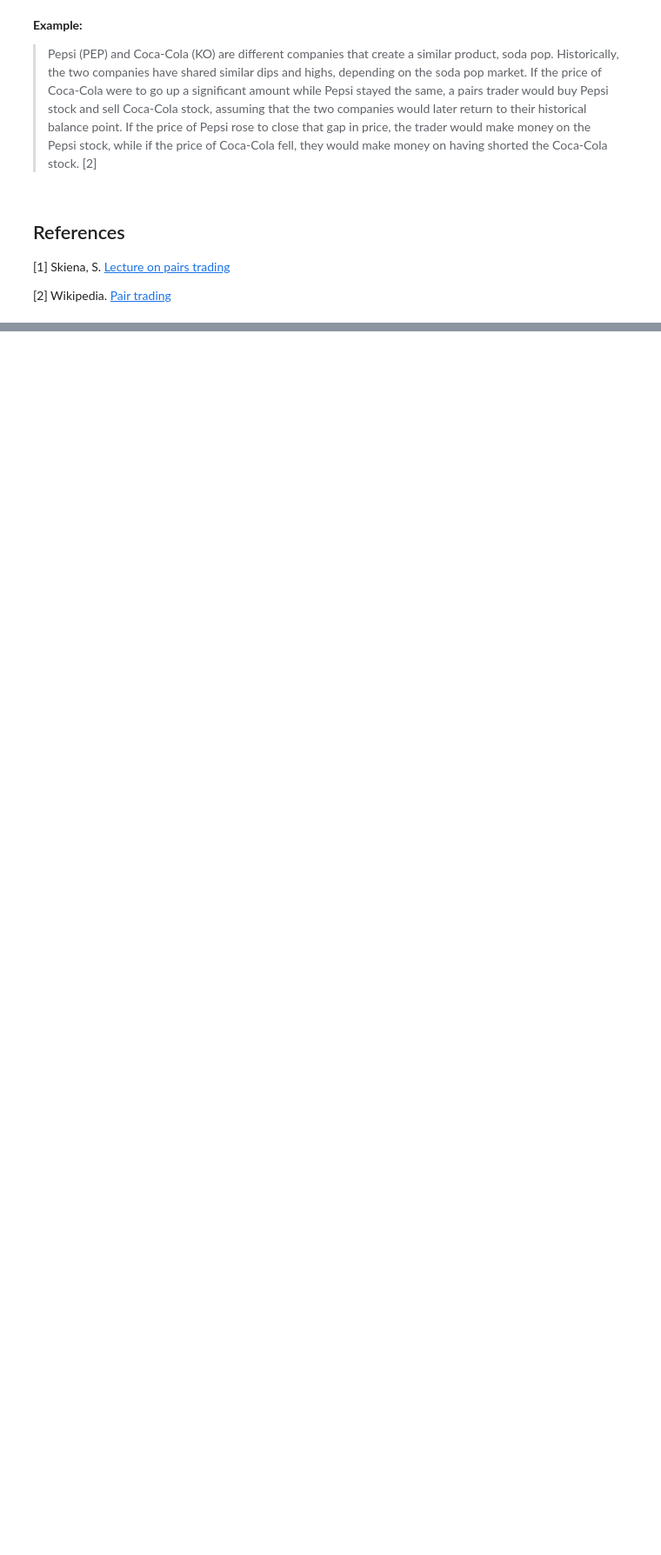
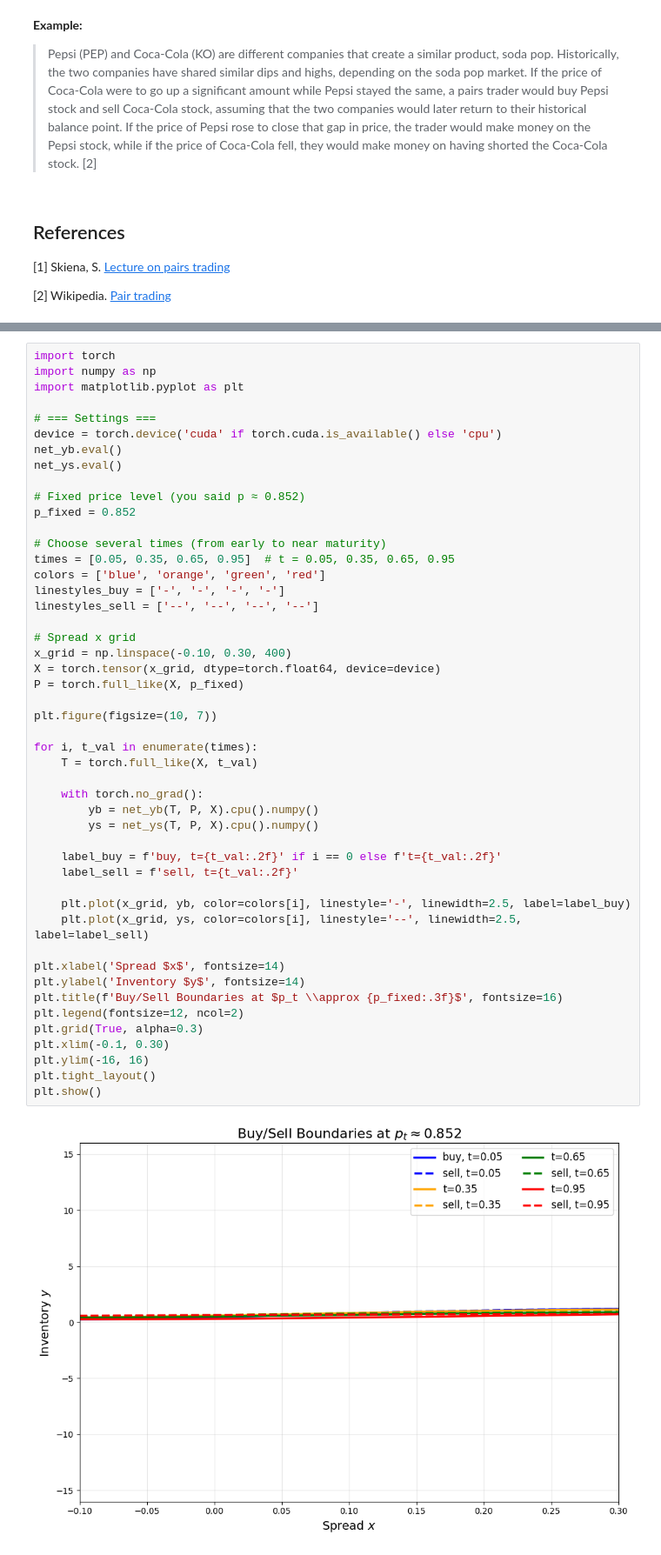
Before and after one commit to jujopo/ams-516, a Jupyter notebook: project/notebooks/00_introduction.ipynb, the cells around one changed output, grey strips where cells are left out. Shown: that part at 87% size. Cells and saved outputs as stored; diff of their text form; blank space fills up the shorter version.

```diff
--- a/project/notebooks/00_introduction.ipynb
+++ b/project/notebooks/00_introduction.ipynb
@@ -635,3 +280,53 @@ Training finished!
+# %%
+import torch
+import numpy as np
+import matplotlib.pyplot as plt
+
+# === Settings ===
+device = torch.device('cuda' if torch.cuda.is_available() else 'cpu')
+net_yb.eval()
+net_ys.eval()
+
+# Fixed price level (you said p ≈ 0.852)
+p_fixed = 0.852
+
+# Choose several times (from early to near maturity)
+times = [0.05, 0.35, 0.65, 0.95]  # t = 0.05, 0.35, 0.65, 0.95
+colors = ['blue', 'orange', 'green', 'red']
+linestyles_buy = ['-', '-', '-', '-']
+linestyles_sell = ['--', '--', '--', '--']
+
+# Spread x grid
+x_grid = np.linspace(-0.10, 0.30, 400)
+X = torch.tensor(x_grid, dtype=torch.float64, device=device)
+P = torch.full_like(X, p_fixed)
+
+plt.figure(figsize=(10, 7))
+
+for i, t_val in enumerate(times):
+    T = torch.full_like(X, t_val)
+
+    with torch.no_grad():
+        yb = net_yb(T, P, X).cpu().numpy()
+        ys = net_ys(T, P, X).cpu().numpy()
+
+    label_buy = f'buy, t={t_val:.2f}' if i == 0 else f't={t_val:.2f}'
+    label_sell = f'sell, t={t_val:.2f}'
+
+    plt.plot(x_grid, yb, color=colors[i], linestyle='-', linewidth=2.5, label=label_buy)
+    plt.plot(x_grid, ys, color=colors[i], linestyle='--', linewidth=2.5, label=label_sell)
+
+plt.xlabel('Spread $x$', fontsize=14)
+plt.ylabel('Inventory $y$', fontsize=14)
+plt.title(f'Buy/Sell Boundaries at $p_t \\approx {p_fixed:.3f}$', fontsize=16)
+plt.legend(fontsize=12, ncol=2)
+plt.grid(True, alpha=0.3)
+plt.xlim(-0.1, 0.30)
+plt.ylim(-16, 16)
+plt.tight_layout()
+plt.show()
+# %% [output]
+[figure, added]
 # %%
 import numpy as np
 import matplotlib.pyplot as plt
```
Also changed, not shown: parts of 10 cells of this notebook.
